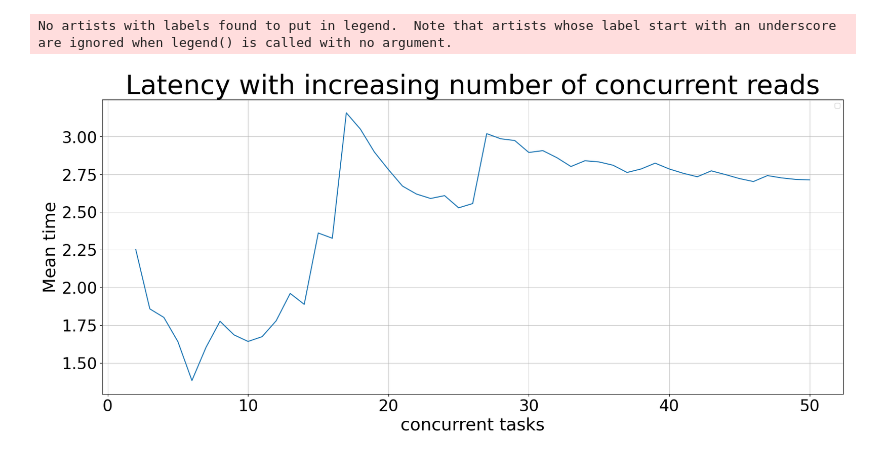
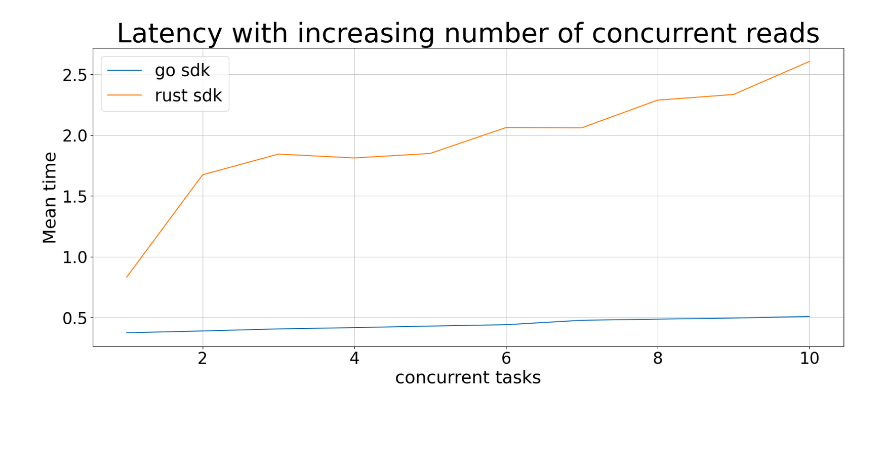
Before and after one commit to FabioGentili99/mongo_stresser, a Jupyter notebook: mongo logs/Untitled.ipynb, the cells around one changed output. Saved outputs shown, nothing was run; the diff lists cells and outputs as text; code cells hidden in the pictures; blank space fills up the shorter version.

```diff
--- a/mongo logs/Untitled.ipynb
+++ b/mongo logs/Untitled.ipynb
@@ -5,8 +5,8 @@ import re
 import matplotlib.pyplot as plt
 
 
-mongo_logs = "logs_mongo_rust_1.txt"
+mongo_logs_go = "logs_mongo_go_4.txt"
+mongo_logs_rust = "logs_mongo_rust_local_2.txt"
 
-
-df = pd.read_csv (mongo_logs, names = ["timestamp", "level", "parallel_tasks", "latency"])
-df.head()
+df_go = pd.read_csv (mongo_logs_go, names = ["timestamp", "level", "parallel_tasks", "latency"])
+df_rust = pd.read_csv (mongo_logs_rust, names = ["timestamp", "level", "parallel_tasks", "latency"])
@@ -38,27 +51,37 @@ lats = np.array(listMDB2)
 # %%
-mean_lats = []
+mean_lats_go = []
 used = 0
 
-for x in range (1, 51, 1):
-    y = np.mean(lats[x:x+used])
-    mean_lats.append(y)
+for x in range (1, 11, 1):
+    y = np.mean(lats_go[x:(x+used)*100])
+    mean_lats_go.append(y)
     used += x
 
-x = range(1,51,1)
+
+
+mean_lats_rust = []
+used = 0
+
+for x in range (1, 11, 1):
+    y = np.mean(lats_rust[x:(x+used)*100])
+    mean_lats_rust.append(y)
+    used += x
+
+x = range(1,11,1)
 # %%
 fig, ax = plt.subplots(figsize = (20,8))
 ax.set_title("Latency with increasing number of concurrent reads", fontsize = 40)
 ax.set_xlabel('concurrent tasks', fontsize = 26)
 ax.set_ylabel('Mean time', fontsize = 26)
-ax.plot(x, mean_lats)
+ax.plot(x, mean_lats_go, label = "go sdk")
+ax.plot(x, mean_lats_rust, label = "rust sdk")
 plt.xticks(fontsize=24)
 plt.yticks(fontsize=24)
 ax.grid(True, linewidth=0.5)
 #ax.set_xticks(range(5,21,5))
-#~plt.yscale('log')
-plt.legend(loc = 'upper right')
+#plt.yscale('log')
+plt.legend(loc = 'upper left')
 plt.rc('legend', fontsize = 25)
 plt.show()
 # %% [output]
-No artists with labels found to put in legend.  Note that artists whose label start with an underscore are ignored when legend() is called with no argument.
-[figure, old version]
+[figure, new version]
```
Also changed, not shown: parts of 2 cells of this notebook, 15 other files.
